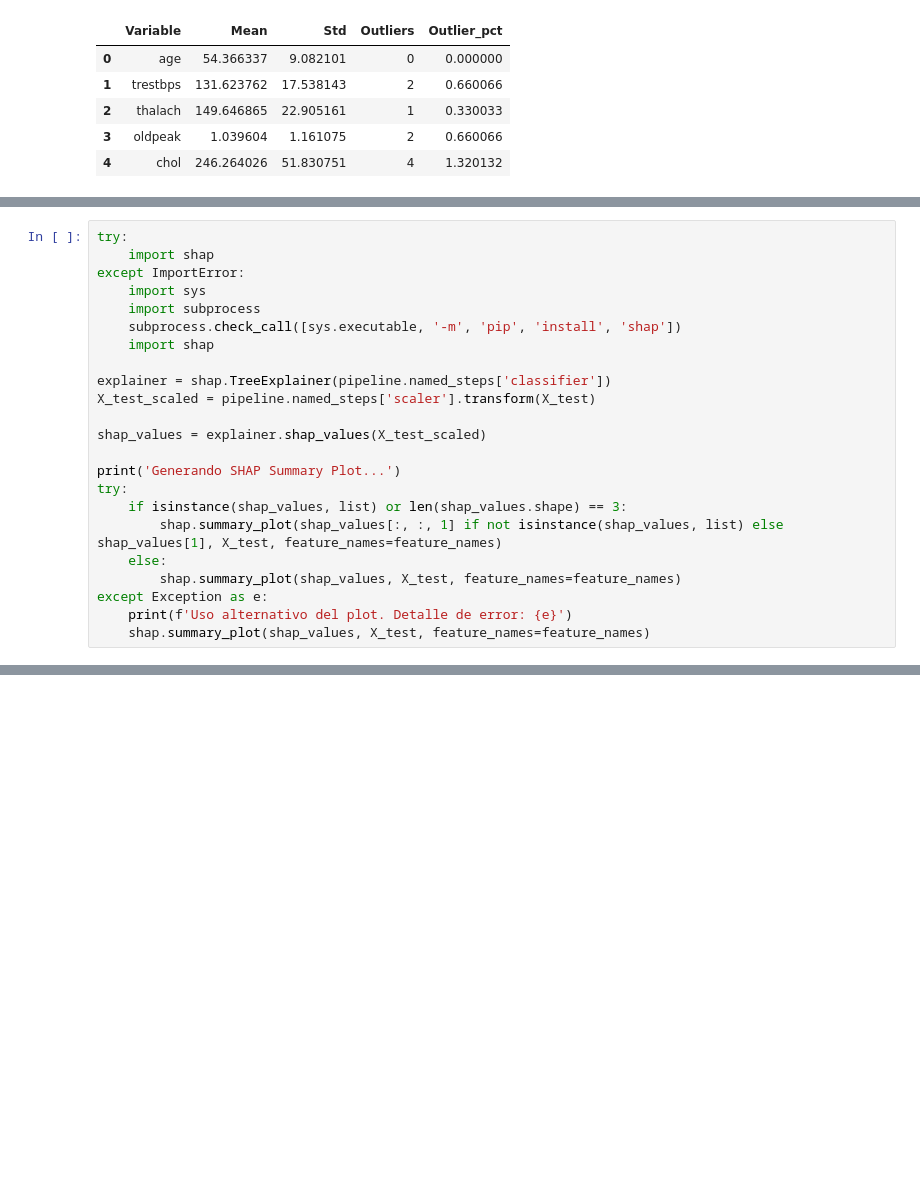
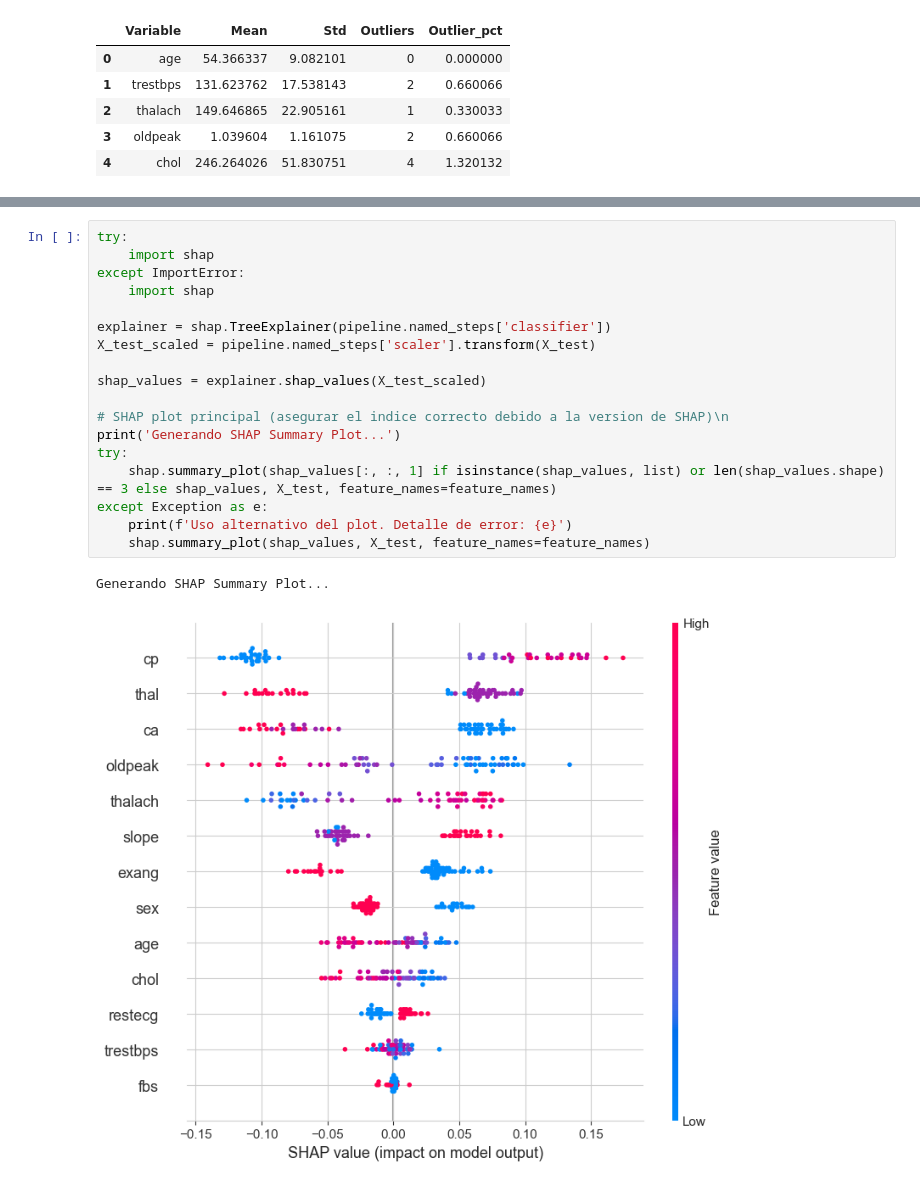
Before and after one commit to AlexSc97/modelo-predictivo-paro-cardiaco, a Jupyter notebook: notebooks/explore.ipynb, the cells around one changed output, grey strips where cells are left out. Saved outputs shown, nothing was run; the diff lists cells and outputs as text; blank space fills up the shorter version.

```diff
--- a/notebooks/explore.ipynb
+++ b/notebooks/explore.ipynb
@@ -603,23 +490,0 @@ Notablemente, el valor de **`cp` (tipo de dolor en el pecho)**, la frecuencia m
-# %%
-try:
-    import shap
-except ImportError:
-    import sys
-    import subprocess
-    subprocess.check_call([sys.executable, '-m', 'pip', 'install', 'shap'])
-    import shap
-
-explainer = shap.TreeExplainer(pipeline.named_steps['classifier'])
-X_test_scaled = pipeline.named_steps['scaler'].transform(X_test)
-
-shap_values = explainer.shap_values(X_test_scaled)
-
-print('Generando SHAP Summary Plot...')
-try:
-    if isinstance(shap_values, list) or len(shap_values.shape) == 3:
-        shap.summary_plot(shap_values[:, :, 1] if not isinstance(shap_values, list) else shap_values[1], X_test, feature_names=feature_names)
-    else:
-        shap.summary_plot(shap_values, X_test, feature_names=feature_names)
-except Exception as e:
-    print(f'Uso alternativo del plot. Detalle de error: {e}')
-    shap.summary_plot(shap_values, X_test, feature_names=feature_names)
@@ -650,0 +587,21 @@ Con el archivo `modelo_produccion.pkl` generado exitosamente en el subdirectorio
+# %%
+try:
+    import shap
+except ImportError:
+    import shap
+
+explainer = shap.TreeExplainer(pipeline.named_steps['classifier'])
+X_test_scaled = pipeline.named_steps['scaler'].transform(X_test)
+
+shap_values = explainer.shap_values(X_test_scaled)
+
+# SHAP plot principal (asegurar el indice correcto debido a la version de SHAP)\n
+print('Generando SHAP Summary Plot...')
+try:
+    shap.summary_plot(shap_values[:, :, 1] if isinstance(shap_values, list) or len(shap_values.shape) == 3 else shap_values, X_test, feature_names=feature_names)
+except Exception as e:
+    print(f'Uso alternativo del plot. Detalle de error: {e}')
+    shap.summary_plot(shap_values, X_test, feature_names=feature_names)
+# %% [output]
+Generando SHAP Summary Plot...
+[figure, added]
```
Also changed, not shown: parts of 27 cells of this notebook.
